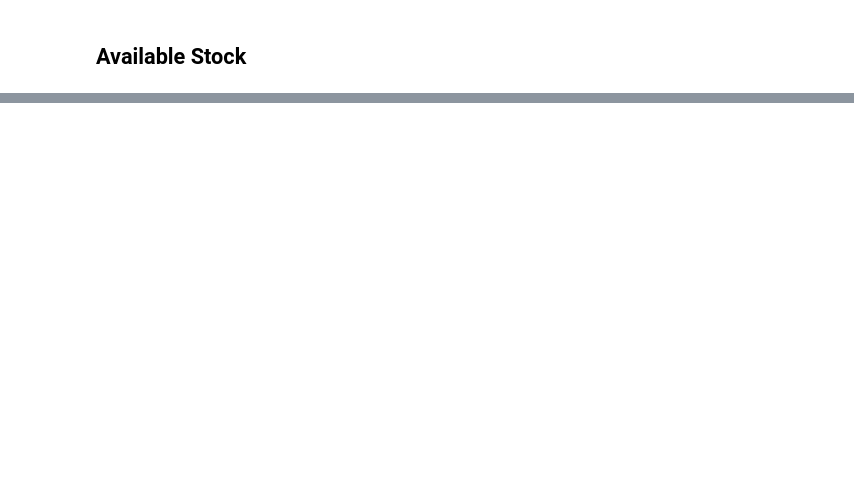
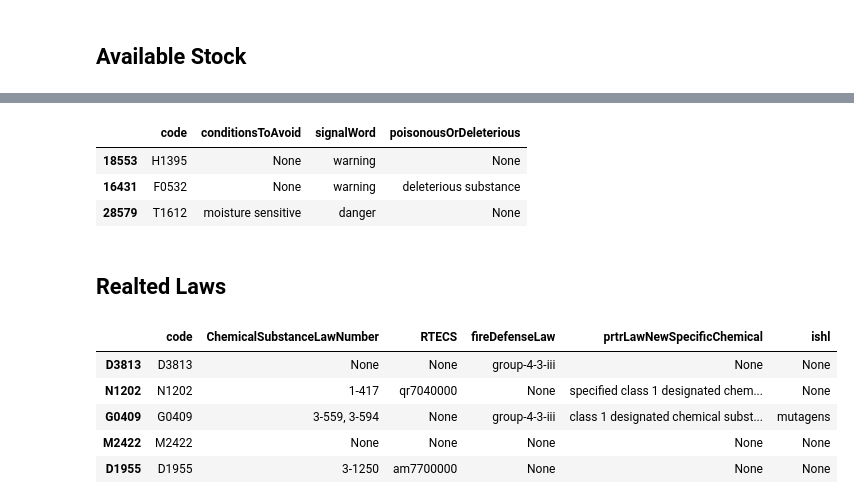
Before and after one commit to stephanyvargas/Learning_DataScience, a Jupyter notebook: Chemical_db/TCI_database_app/TCI_load_tables_AWS.ipynb, the cells around one changed output, grey strips where cells are left out. Cells and saved outputs as stored; diff of their text form; code cells hidden in the pictures; blank space fills up the shorter version.

```diff
--- a/Chemical_db/TCI_database_app/TCI_load_tables_AWS.ipynb
+++ b/Chemical_db/TCI_database_app/TCI_load_tables_AWS.ipynb
@@ -186,0 +325,20 @@ df_retrieved_2.sample(2).dropna(axis=1, how='all')
+# %%
+df_retrieved_4.sample(3)
+# %% [output]
+|  | code | conditionsToAvoid | signalWord | poisonousOrDeleterious |
+| 18553 | H1395 | None | warning | None |
+| 16431 | F0532 | None | warning | deleterious substance |
+| 28579 | T1612 | moisture sensitive | danger | None |
+# %% [markdown]
+## Realted Laws
+# %%
+df_laws = pd.read_json('TCIRealtedLaws.json', orient ='split', compression = 'infer')
+# %%
+df_laws.dropna(axis=0, how = 'all').sample(5).dropna(axis=1, how = 'all')
+# %% [output]
+|  | code | ChemicalSubstanceLawNumber | RTECS | fireDefenseLaw | prtrLawNewSpecificChemical | ishl |
+| D3813 | D3813 | None | None | group-4-3-iii | None | None |
+| N1202 | N1202 | 1-417 | qr7040000 | None | specified class 1 designated chem... | None |
+| G0409 | G0409 | 3-559, 3-594 | None | group-4-3-iii | class 1 designated chemical subst... | mutagens |
+| M2422 | M2422 | None | None | None | None | None |
+| D1955 | D1955 | 3-1250 | am7700000 | None | None | None |
```
Also changed, not shown: parts of 38 cells of this notebook.
